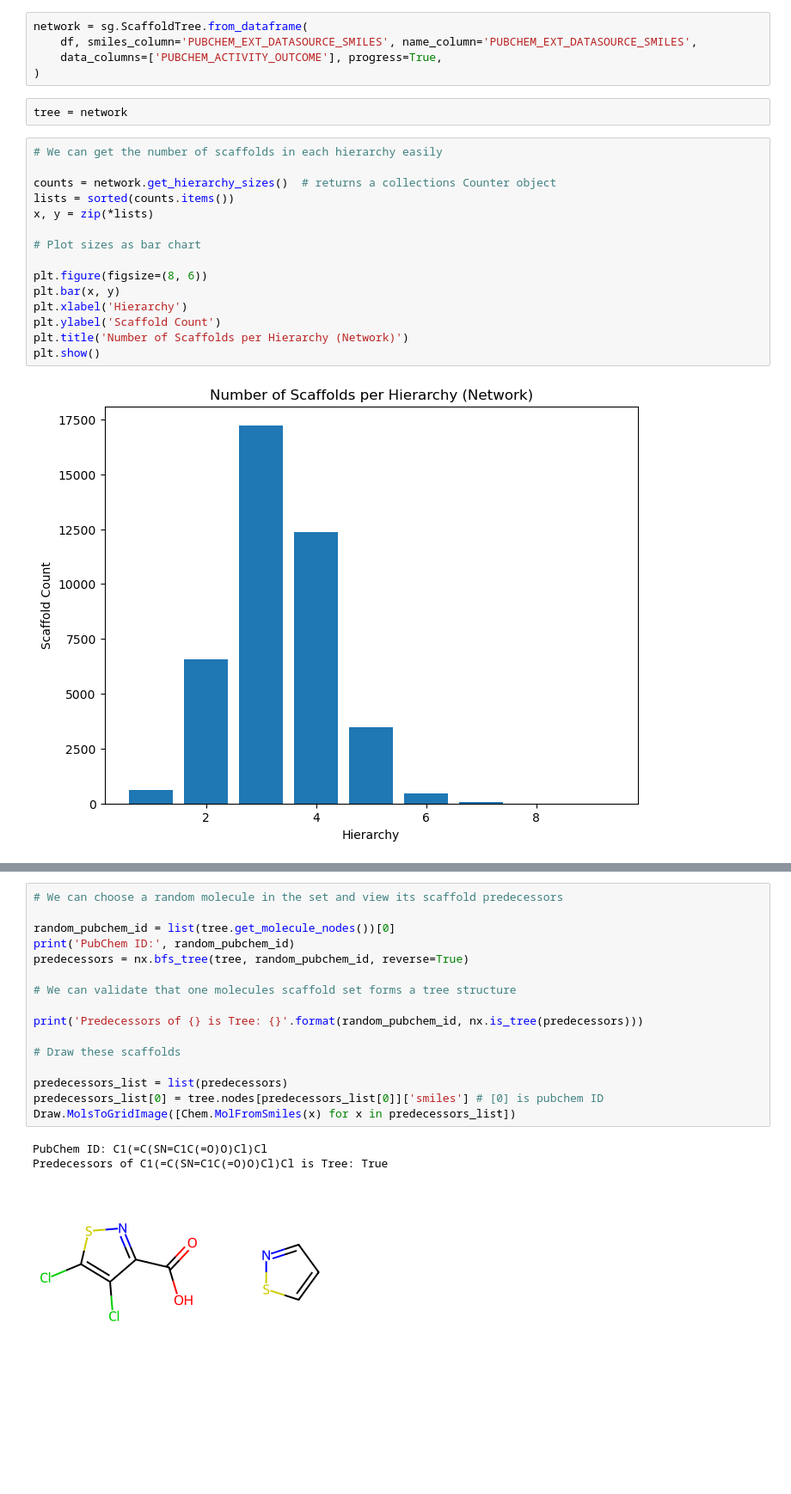
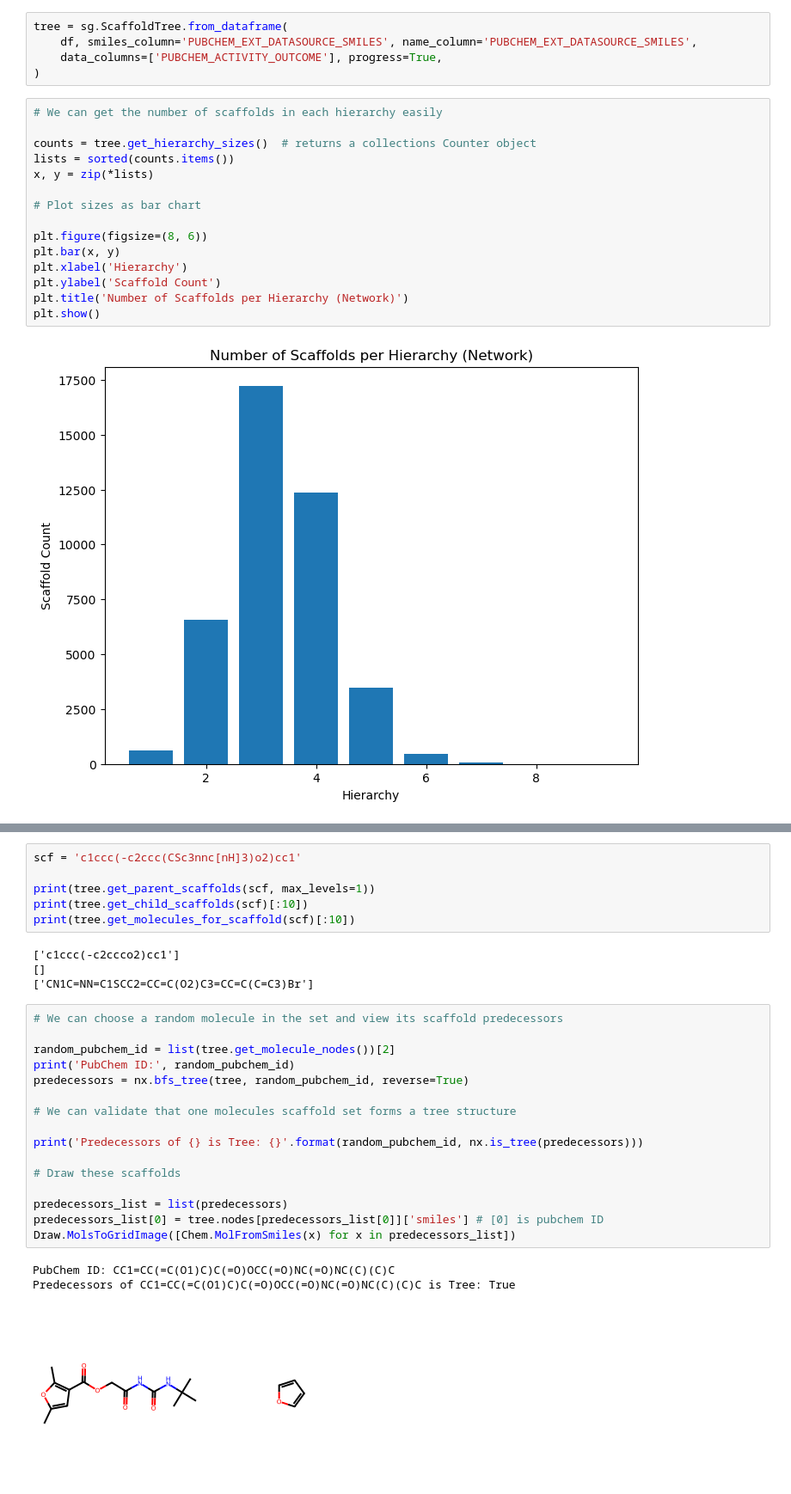
Before and after one commit to hongh-zhang/iHTS, a Jupyter notebook: Tree.ipynb, the cells around one changed output, grey strips where cells are left out. Shown at 86% size. Saved outputs shown, nothing was run; the diff lists cells and outputs as text; blank space fills up the shorter version.

Commit message:
Scripts for generic scaffold tree

```diff
--- a/Tree.ipynb
+++ b/Tree.ipynb
@@ -38,16 +41,14 @@ df
 | 63661 | 63662 | 866157 | 657381 | C[N+]1([C@@H]2CC[C@H]1CC(C2)OC(=O... | Active | ... |
 63662 rows × 22 columns
 # %%
-network = sg.ScaffoldTree.from_dataframe(
+tree = sg.ScaffoldTree.from_dataframe(
     df, smiles_column='PUBCHEM_EXT_DATASOURCE_SMILES', name_column='PUBCHEM_EXT_DATASOURCE_SMILES',
     data_columns=['PUBCHEM_ACTIVITY_OUTCOME'], progress=True,
 )
-# %%
-tree = network
 # %%
 # We can get the number of scaffolds in each hierarchy easily
 
-counts = network.get_hierarchy_sizes()  # returns a collections Counter object
+counts = tree.get_hierarchy_sizes()  # returns a collections Counter object
 lists = sorted(counts.items())
 x, y = zip(*lists)
 
@@ -84,20 +149,30 @@ Predecessors of CN1C(=NN=C1SCC(=O)NC2CCCCC2)CC3=CSC(=N3)N is Tree: True
+# %%
+scf = 'c1ccc(-c2ccc(CSc3nnc[nH]3)o2)cc1'
+
+print(tree.get_parent_scaffolds(scf, max_levels=1))
+print(tree.get_child_scaffolds(scf)[:10])
+print(tree.get_molecules_for_scaffold(scf)[:10])
+# %% [output]
+['c1ccc(-c2ccco2)cc1']
+[]
+['CN1C=NN=C1SCC2=CC=C(O2)C3=CC=C(C=C3)Br']
 # %%
 # We can choose a random molecule in the set and view its scaffold predecessors
 
-random_pubchem_id = list(tree.get_molecule_nodes())[0]
+random_pubchem_id = list(tree.get_molecule_nodes())[2]
 print('PubChem ID:', random_pubchem_id)
 predecessors = nx.bfs_tree(tree, random_pubchem_id, reverse=True)
 
 # We can validate that one molecules scaffold set forms a tree structure
 
 print('Predecessors of {} is Tree: {}'.format(random_pubchem_id, nx.is_tree(predecessors)))
 
 # Draw these scaffolds
 
 predecessors_list = list(predecessors)
 predecessors_list[0] = tree.nodes[predecessors_list[0]]['smiles'] # [0] is pubchem ID
 Draw.MolsToGridImage([Chem.MolFromSmiles(x) for x in predecessors_list])
 # %% [output]
-PubChem ID: C1(=C(SN=C1C(=O)O)Cl)Cl
-Predecessors of C1(=C(SN=C1C(=O)O)Cl)Cl is Tree: True
+PubChem ID: CC1=CC(=C(O1)C)C(=O)OCC(=O)NC(=O)NC(C)(C)C
+Predecessors of CC1=CC(=C(O1)C)C(=O)OCC(=O)NC(=O)NC(C)(C)C is Tree: True
-[figure, old version]
+[figure, new version]
```
Also changed, not shown: parts of 12 cells of this notebook.
